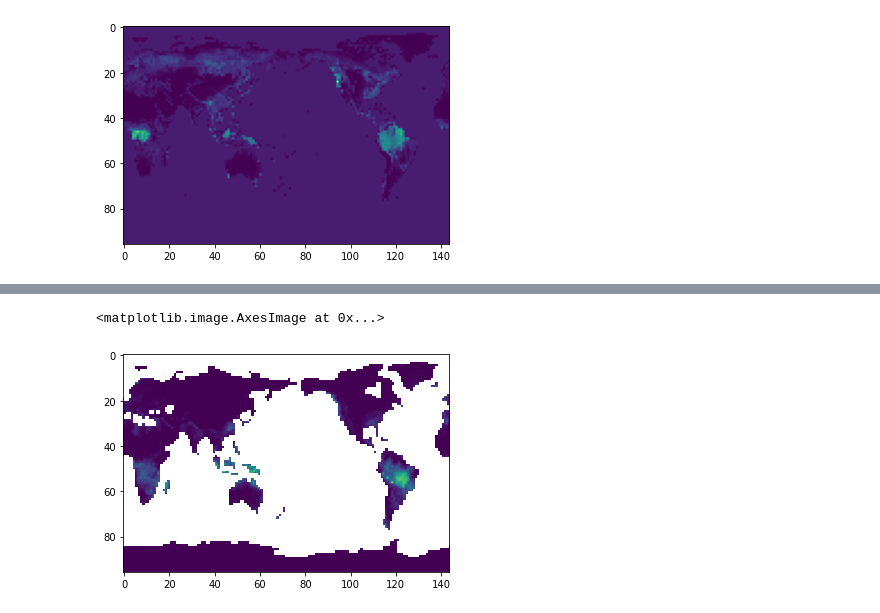
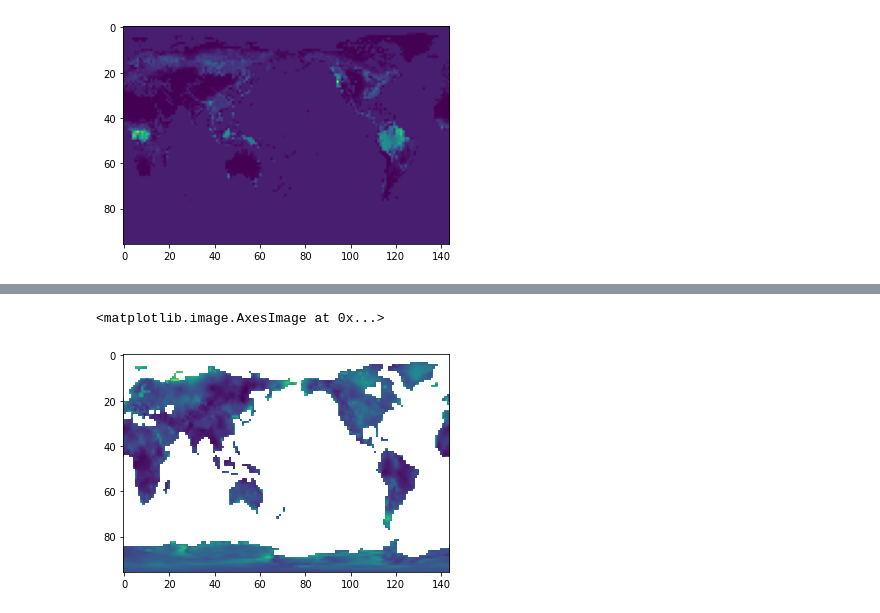
Before and after one commit to charliehuang09/SVAI, a Jupyter notebook: plot.ipynb, the cells around one changed output, grey strips where cells are left out. Drawn from its saved outputs; the diff is of its cells as text; code cells hidden in the pictures.

Commit message:
update plot to be pandas series
Signed-off-by: charliehuang09 <charliehuang09@gmail.com>

```diff
--- a/plot.ipynb
+++ b/plot.ipynb
@@ -44,0 +7,9 @@ print(wind.shape)
+# %%
+lightning = pd.read_pickle('cleanedData/lightning.pkl')
+population = pd.read_pickle('cleanedData/population.pkl')
+rain = pd.read_pickle('cleanedData/rain.pkl')
+biomass = pd.read_pickle('cleanedData/biomass.pkl')
+temperature = pd.read_pickle('cleanedData/temperature.pkl')
+humidity = pd.read_pickle('cleanedData/humidity.pkl')
+wind = pd.read_pickle('cleanedData/wind.pkl')
+fireCCIL1982_2018 = pd.read_pickle('cleanedData/fireCCIL1982-2018.pkl')
@@ -55,5 +167,5 @@ plt.imshow(humidity[0, :, :])
 # %%
-plt.imshow(rain[0, :, :])
+plt.imshow(wind.iloc[0])
 # %% [output]
 <matplotlib.image.AxesImage at 0x...>
-[figure, old version]
+[figure, new version]
```
Also changed, not shown: parts of 29 cells of this notebook.
